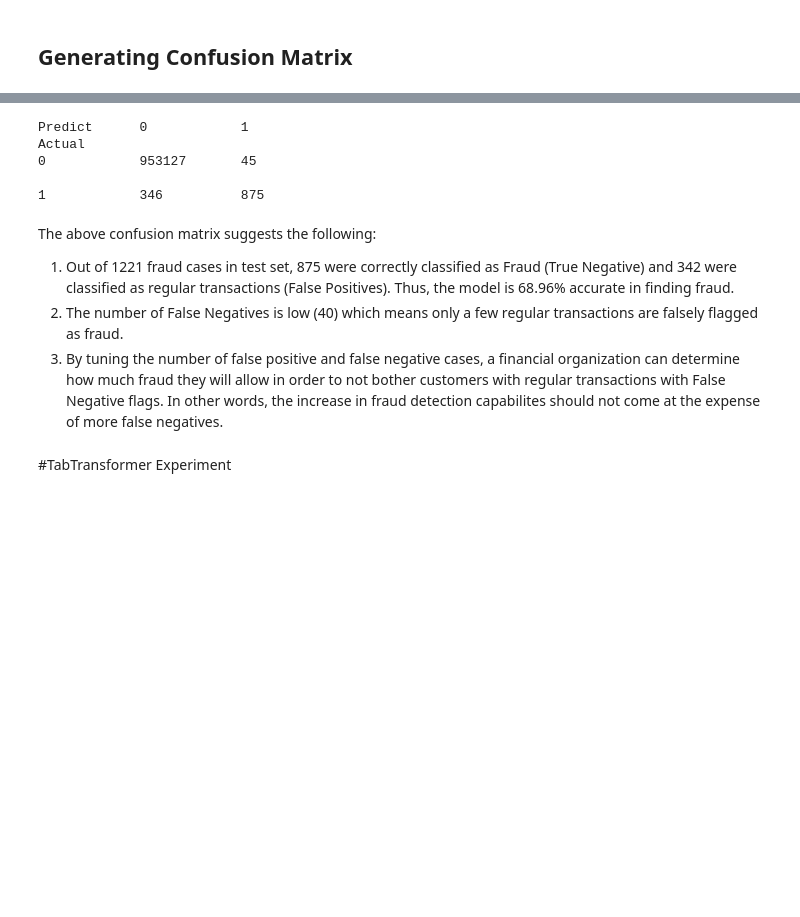
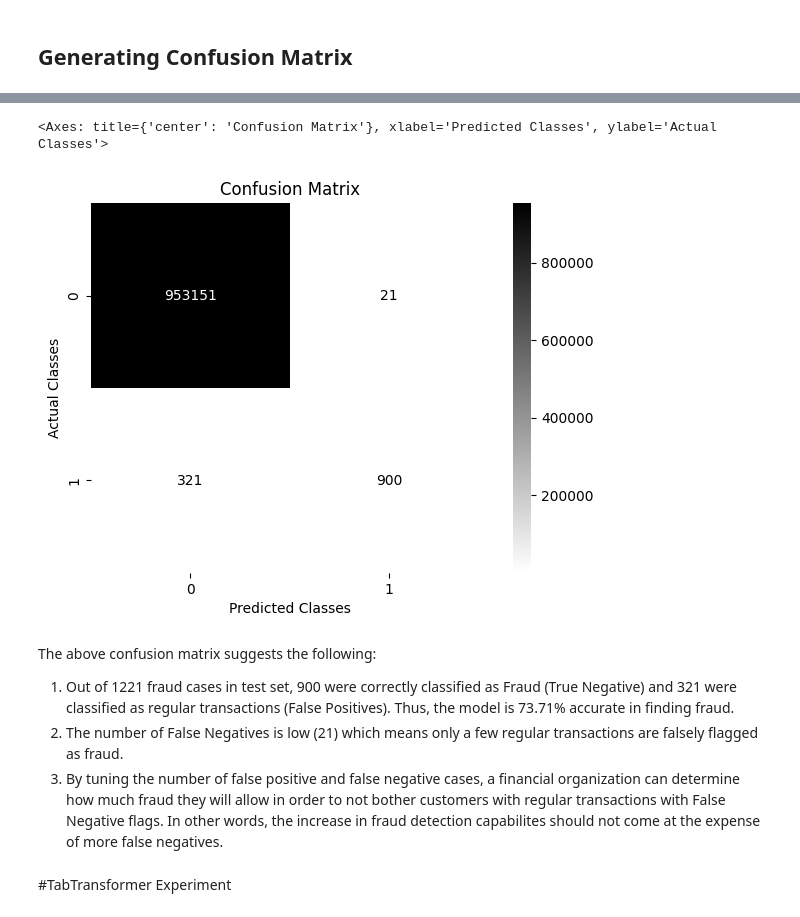
Before and after one commit to vroomgit/FraudDetectionFNN, a Jupyter notebook: Fraud_Detection_Feedforward_NN.ipynb, the cells around one changed output, grey strips where cells are left out. Cells and saved outputs as stored; diff of their text form; code cells hidden in the pictures; blank space fills up the shorter version.

```diff
--- a/Fraud_Detection_Feedforward_NN.ipynb
+++ b/Fraud_Detection_Feedforward_NN.ipynb
@@ -264,7 +277,8 @@ class FraudNet(nn.Module):
         self.n_emb, self.n_cont = n_emb, n_cont
         self.lin1 = nn.Linear(self.n_emb + self.n_cont, 256)
         self.lin2 = nn.Linear(256, 512)
-        self.lin3 = nn.Linear(512, 2)
+        self.lin25 = nn.Linear(512, 256)
+        self.lin3 = nn.Linear(256, 2)
         self.bn1 = nn.BatchNorm1d(self.n_cont)
         self.bn2 = nn.BatchNorm1d(256)
         self.bn3 = nn.BatchNorm1d(512)
@@ -284,6 +298,9 @@ class FraudNet(nn.Module):
         x = F.relu(self.lin2(x))
         x = self.drops(x)
         x = self.bn3(x)
+        x = F.relu(self.lin25(x))
+        x = self.drops(x)
+        x = self.bn2(x)
         x = self.lin3(x)
         return x
 # %% [markdown]
@@ -424,31 +441,21 @@ for epoch in range(0,num_epochs):  # loop over the dataset multiple times
     valid_batch_acc = np.mean(valAcc)
     if valid_batch_acc > valAccMax and epoch > 5:
       valAccMax = valid_batch_acc
-      if valid_batch_acc > 0.9999:
-        p = root_path + "modelAutoSave_" + "_" + str(round(valAccMax*100000,0)) + "_" + str(epoch) + "_" + str(batch_size) + "_" + str(lr) + "_" + str(w_decay) + "_" + ".pth"
+      if valid_batch_acc > 0.9996:
+        p = root_path + "modelAutoSave_" + "_" + str(round(valAccMax*100000,0)) + "_" +\
+        str(epoch) + "_" + str(batch_size) + "_" + str(lr) + "_" + str(w_decay) + "_" + ".pth"
         torch.save(net.state_dict(), p)
 
 
-    """
-    print("\n")
-    for l in [0,1]:
-      rel_labels = np.array((lab == l).cpu())
-      rel_predictions = np.array((valPred == l).cpu())
-      a = np.bitwise_and(rel_predictions,rel_labels)
-      try:
-        lAcc = len(a[a==True])/np.count_nonzero(np_lab == l)
-        print("Accuracy for label",l,":",lAcc)
-      except:
-        print("Division by zero error for label:",l)
-    """
     tlossList.append(batch_loss.item()/len(train_data))
     vlossList.append(valid_loss.item()/len(valid_data))
 
 
     # print statistics
-    print("Epoch",epoch+1," T Loss:", batch_loss.item()/len(train_data), "V Loss:", valid_loss.item()/len(valid_data),\
-          "T Accuracy:", round(train_batch_acc,10), "V Accuracy:", round(valid_batch_acc,10),\
-          "Max Val Acc:", round(valAccMax,6), "Time", round((time.time()-t)/60,2), "min")
+    print("Epoch",epoch+1," | T Loss:", round(batch_loss.item()/len(train_data)*1e07,3),\
+          " | V Loss:", round(valid_loss.item()/len(valid_data)*1e07,3),\
+          " | T Accuracy:", round(train_batch_acc,6), " | V Accuracy:", round(valid_batch_acc,6),\
+          " | Max Val Acc:", round(valAccMax,6), " | Epoch Time", round((time.time()-t)/60,2), "min")
 
 
 print('Finished Training')
@@ -512,11 +522,13 @@ for i, (x1, x2, y) in enumerate(testloader):
 Checking accuracy on Testing Set
 # %%
 # Evaluation for test data
-
+model=net
+model.eval()
 with torch.no_grad():
   out = model(inpx1_t,inpx2_t)
 
 a = torch.argmax(out, dim=1)
 b = np.mean(np.array((a==lab_t).cpu()))
-print("Test Accuracy: ",b,"Correctly Classified Datapoints: ",len(test_data)*b,"Incorrectly Classified Datapoints: ",len(test_data)-len(test_data)*b )
+print("Test Accuracy: ",b,"Correctly Classified Datapoints: ",len(test_data)*b,\
+      "Incorrectly Classified Datapoints: ",len(test_data)-len(test_data)*b )
 # %% [output]
@@ -542,17 +544,14 @@ Successfully installed art-6.0 pycm-4.0
 # %%
 # Confusion Matrix
-import pycm
-pycm.ConfusionMatrix(test_labels, test_predictions).print_matrix()#, cmap='Blues', columns = ['regular','fraud'])
+cm=pycm.ConfusionMatrix(test_labels, test_predictions)
+cm.plot(plot_lib="seaborn", number_label=True)
 # %% [output]
-Predict      0            1
-Actual
-0            953127       45
-
-1            346          875
+<Axes: title={'center': 'Confusion Matrix'}, xlabel='Predicted Classes', ylabel='Actual Classes'>
+[figure, added]
 # %% [markdown]
 The above confusion matrix suggests the following:
-1. Out of 1221 fraud cases in test set, 875 were correctly classified as Fraud (True Negative) and 342 were classified as regular transactions (False Positives). Thus, the model is 68.96% accurate in finding fraud.
-2. The number of False Negatives is low (40) which means only a few regular transactions are falsely flagged as fraud.
+1. Out of 1221 fraud cases in test set, 900 were correctly classified as Fraud (True Negative) and 321 were classified as regular transactions (False Positives). Thus, the model is 73.71% accurate in finding fraud.
+2. The number of False Negatives is low (21) which means only a few regular transactions are falsely flagged as fraud.
 3. By tuning the number of false positive and false negative cases, a financial organization can determine how much fraud they will allow in order to not bother customers with regular transactions with False Negative flags. In other words, the increase in fraud detection capabilites should not come at the expense of more false negatives.
 # %% [markdown]
 #TabTransformer Experiment
```
Also changed, not shown: parts of 23 cells of this notebook.
